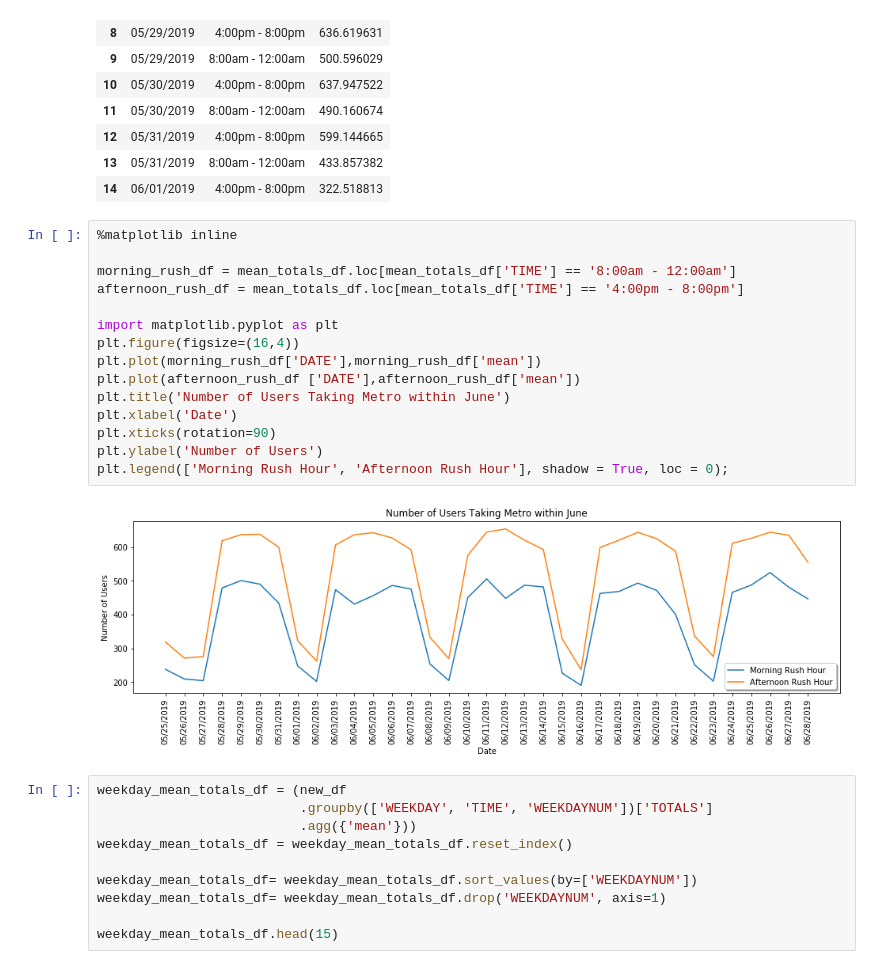
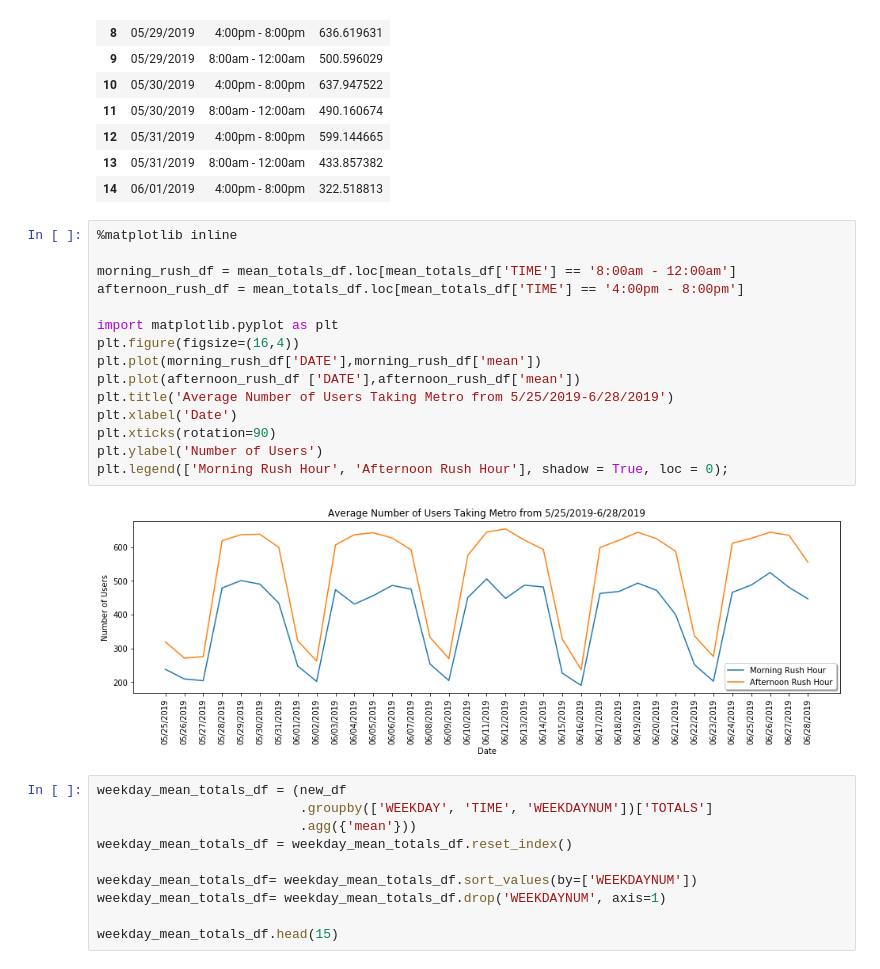
Before and after one commit to jporcaro1771/Gala_Project, a Jupyter notebook: Clean Turnstile Totals.ipynb, the cells around one changed output. Saved outputs shown, nothing was run; the diff lists cells and outputs as text.

```diff
--- a/Clean Turnstile Totals.ipynb
+++ b/Clean Turnstile Totals.ipynb
@@ -362,20 +362,20 @@ mean_totals_df.head(15)
 # %%
 %matplotlib inline
 
 morning_rush_df = mean_totals_df.loc[mean_totals_df['TIME'] == '8:00am - 12:00am']
 afternoon_rush_df = mean_totals_df.loc[mean_totals_df['TIME'] == '4:00pm - 8:00pm']
 
 import matplotlib.pyplot as plt
 plt.figure(figsize=(16,4))
 plt.plot(morning_rush_df['DATE'],morning_rush_df['mean'])
 plt.plot(afternoon_rush_df ['DATE'],afternoon_rush_df['mean'])
-plt.title('Number of Users Taking Metro within June')
+plt.title('Average Number of Users Taking Metro from 5/25/2019-6/28/2019')
 plt.xlabel('Date')
 plt.xticks(rotation=90)
 plt.ylabel('Number of Users')
 plt.legend(['Morning Rush Hour', 'Afternoon Rush Hour'], shadow = True, loc = 0);
 # %% [output]
-[figure, old version]
+[figure, new version]
 # %%
 weekday_mean_totals_df = (new_df
                           .groupby(['WEEKDAY', 'TIME', 'WEEKDAYNUM'])['TOTALS']
```
Also changed, not shown: parts of 6 cells of this notebook.
